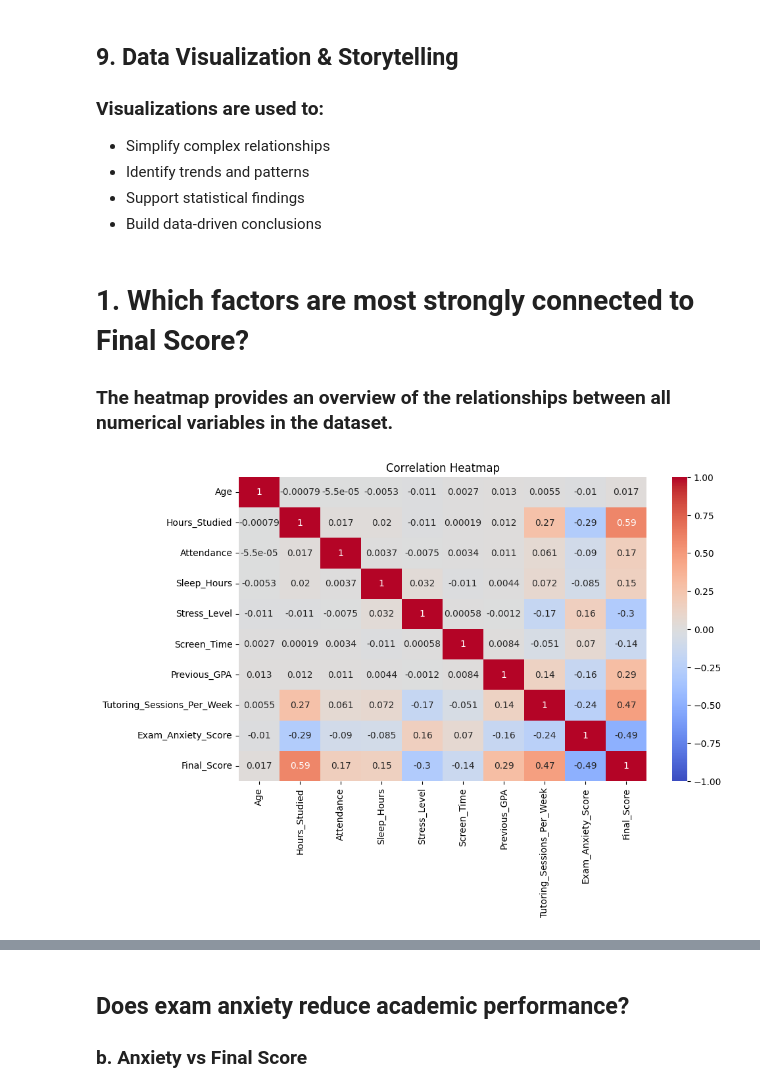
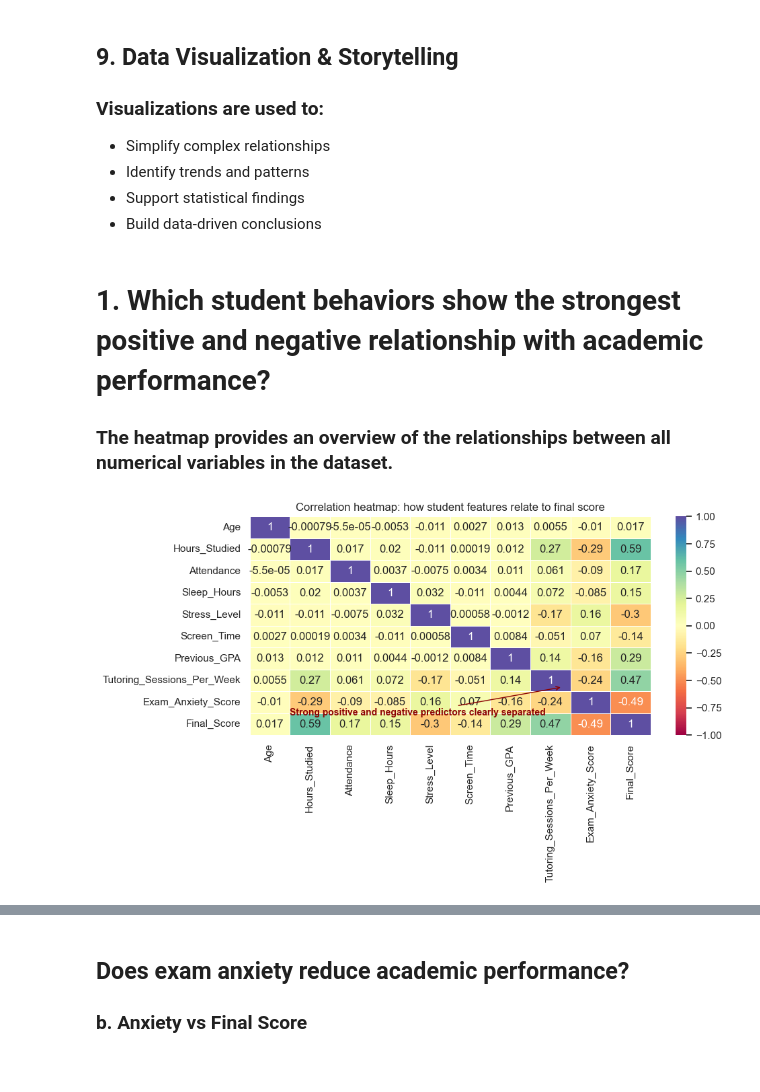
Before and after one commit to FatimaAlMurtadha/Python-atm-and-more, a Jupyter notebook: NewDataSetV20/FinalScoreDS.ipynb, the cells around one changed output, grey strips where cells are left out. Drawn from its saved outputs; the diff is of its cells as text; code cells hidden in the pictures.

Commit message:
Improve the vesualization with Regression, annotation and more

```diff
--- a/NewDataSetV20/FinalScoreDS.ipynb
+++ b/NewDataSetV20/FinalScoreDS.ipynb
@@ -21,9 +18,12 @@ The goal is to identify which variables are most strongly associated with studen
 # %% [markdown]
 ## 1. Import Libraries
 # %%
+import numpy as np
 import pandas as pd
 import matplotlib.pyplot as plt
 import seaborn as sns
+
+sns.set_theme(style="whitegrid")
 # %% [markdown]
 ## 2. Load Dataset
 ### The dataset contains information about students' academic performance, study habits, psychological state, and lifestyle factors.
@@ -178,5 +215,5 @@ However, Student_ID was removed because it does not contribute analytically to a
 # %%
-numerical_df = df.select_dtypes(include=["int64", "float64"])
+numerical_df = df_cleaned.select_dtypes(include=["int64", "float64"])
 numerical_df.columns
 # %% [output]
 Index(['Age', 'Hours_Studied', 'Attendance', 'Sleep_Hours', 'Stress_Level',
@@ -561,24 +298,37 @@ df_cleaned[
 - Support statistical findings
 - Build data-driven conclusions
 # %% [markdown]
-# 1. Which factors are most strongly connected to Final Score?
+# 1. Which student behaviors show the strongest positive and negative relationship with academic performance?
 
 ### The heatmap provides an overview of the relationships between all numerical variables in the dataset.
-# %%
-plt.figure(figsize=(10,6))
-
-sns.heatmap(
-    corr_matrix,
-    annot=True,
-    cmap="coolwarm",
-    vmin=-1,
-    vmax=1
-)
-
-plt.title("Correlation Heatmap")
-plt.show()
-# %% [output]
-[figure, removed]
+# %%
+fig, ax = plt.subplots(figsize=(10,6))
+
+sns.heatmap(
+    corr_matrix,
+    annot=True,
+    cmap="Spectral",
+    vmin=-1,
+    vmax=1,
+    linewidths=0.5,
+    linecolor="white",
+    ax=ax
+)
+
+ax.set_title("Correlation heatmap: how student features relate to final score")
+ax.annotate(
+    "Strong positive and negative predictors clearly separated",
+    xy=(0.78, 0.22), xycoords="axes fraction",
+    xytext=(0.10, 0.09), textcoords="axes fraction",
+    arrowprops={"arrowstyle": "->", "color": "darkred"},
+    fontsize=10,
+    fontweight="bold",
+    color="darkred"
+)
+fig.tight_layout()
+plt.show()
+# %% [output]
+[figure, added]
 # %% [markdown]
 ## Key Insights from the Correlation Heatmap
 
```
Also changed, not shown: parts of 81 cells of this notebook.
